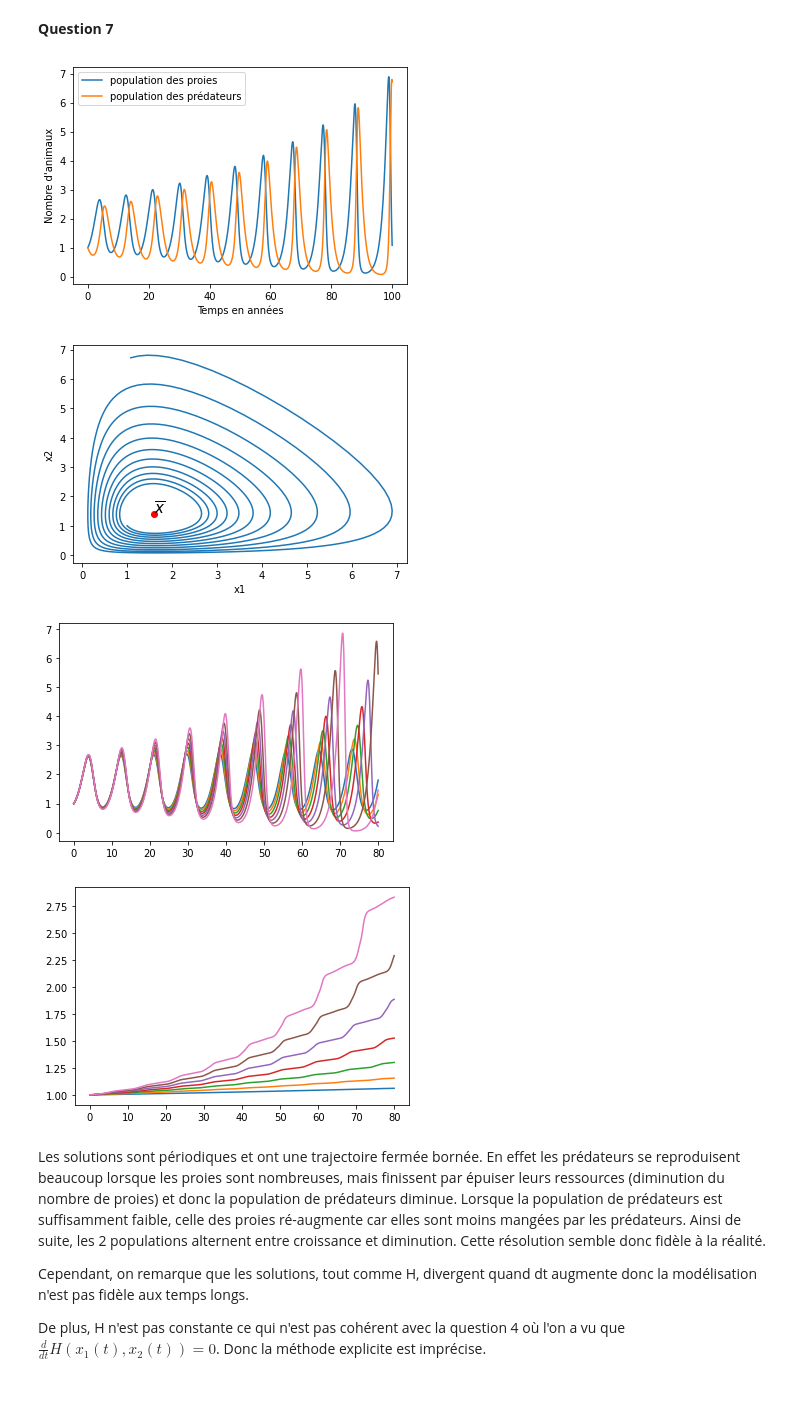
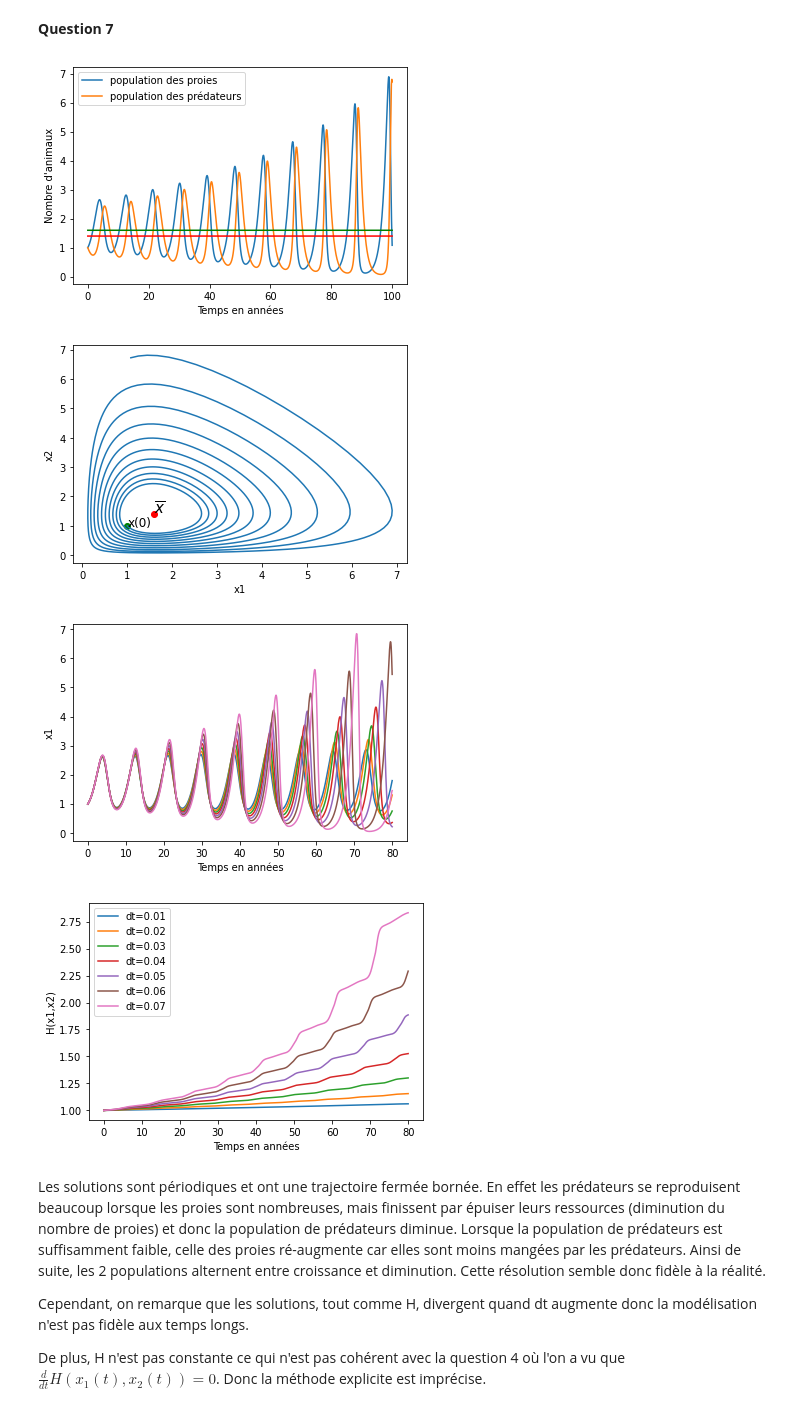
Before and after one commit to laureb01/Lotka-Volterra, a Jupyter notebook: Rendu.ipynb, the cells around one changed output. Cells and saved outputs as stored; diff of their text form; code cells hidden in the pictures.

```diff
--- a/Rendu.ipynb
+++ b/Rendu.ipynb
@@ -325,31 +317,40 @@ plt.plot(t, x1, label='population des proies')
 plt.plot(t, x2, label='population des prédateurs')
 plt.xlabel('Temps en années')
 plt.ylabel("Nombre d'animaux")
+plt.plot(t, c/d*np.ones(len(t)), color = 'g')
+plt.plot(t, a/b*np.ones(len(t)), color = 'r')
 plt.legend()
 plt.show()
 # %% [output]
-[figure, old version]
+[figure, new version]
 # %%
 plt.plot(x1,x2)
 plt.scatter(c/d,a/b, color = 'red')
 plt.text(c/d, a/b, '$\overline{x}$', fontsize = 15)
 plt.xlabel('x1')
 plt.ylabel("x2")
+plt.scatter(x1[0], x2[0], color = "g")
+plt.text(x1[0], x2[0], 'x(0)', fontsize = 12)
 plt.show()
 # %% [output]
-[figure, old version]
+[figure, new version]
 # %%
 for i in range (1,8):
     t, [x1, x2] = solve_euler_explicit(f, np.array([1, 1]), i*0.01, 0, 80)
     plt.plot(t, x1)
+plt.xlabel('Temps en années')
+plt.ylabel('x1');
 # %% [output]
-[figure, old version]
+[figure, new version]
 # %%
 for i in range (1,8):
     t, [x1, x2] = solve_euler_explicit(f, np.array([1, 1]), i*0.01, 0, 80)
-    plt.plot(t, H(x1,x2))
+    plt.plot(t, H(x1,x2), label=f"dt={0.01*i}")
+    plt.legend()
+plt.xlabel('Temps en années')
+plt.ylabel('H(x1,x2)');
 # %% [output]
-[figure, old version]
+[figure, new version]
 # %% [markdown]
 Les solutions sont périodiques et ont une trajectoire fermée bornée. En effet les prédateurs se reproduisent beaucoup lorsque les proies sont nombreuses, mais finissent par épuiser leurs ressources (diminution du nombre de proies) et donc la population de prédateurs diminue. Lorsque la population de prédateurs est suffisamment faible, celle des proies ré-augmente car elles sont moins mangées par les prédateurs. Ainsi de suite, les 2 populations alternent entre croissance et diminution. Cette résolution semble donc fidèle à la réalité.
 
```
Also changed, not shown: parts of 28 cells of this notebook.
